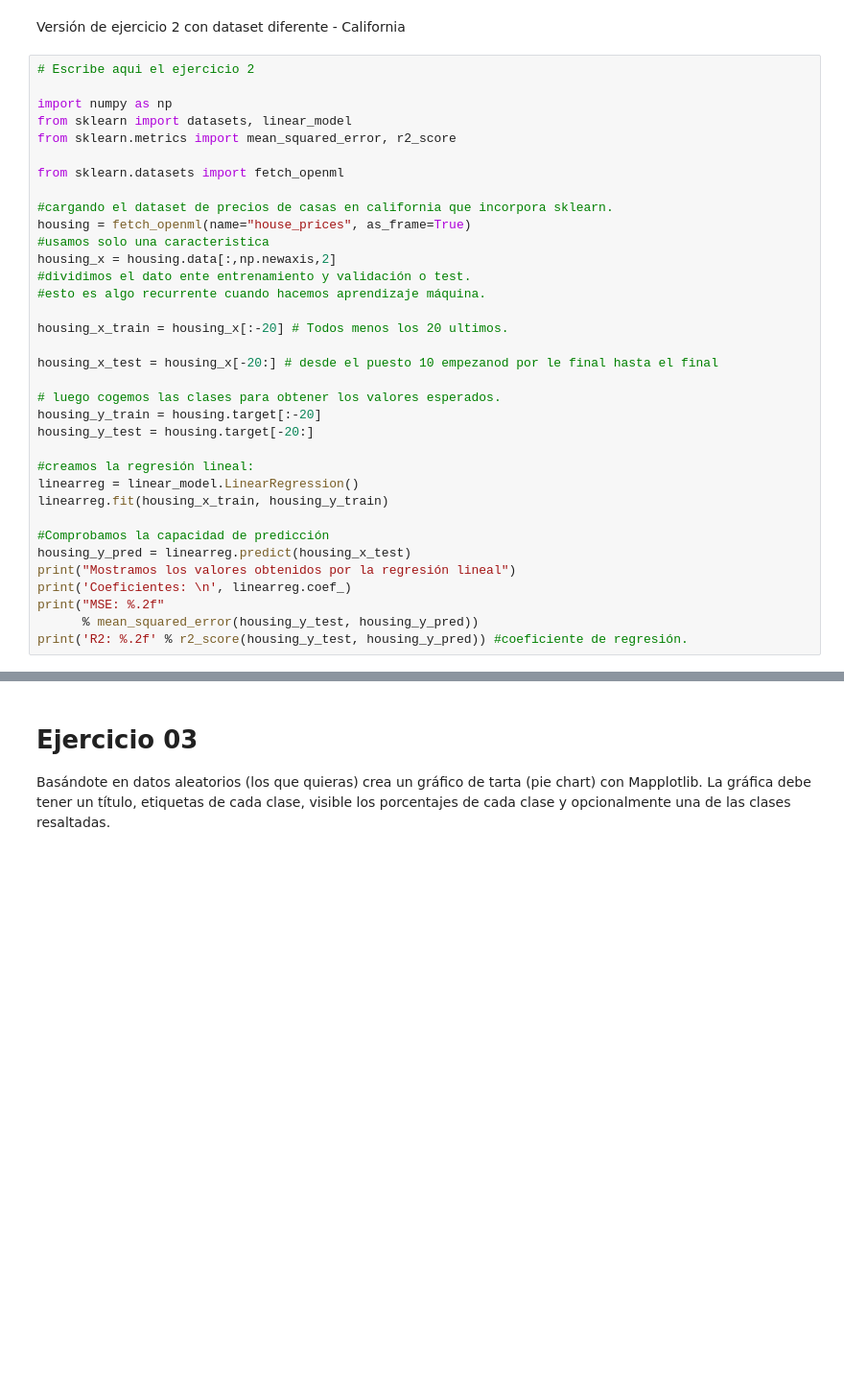
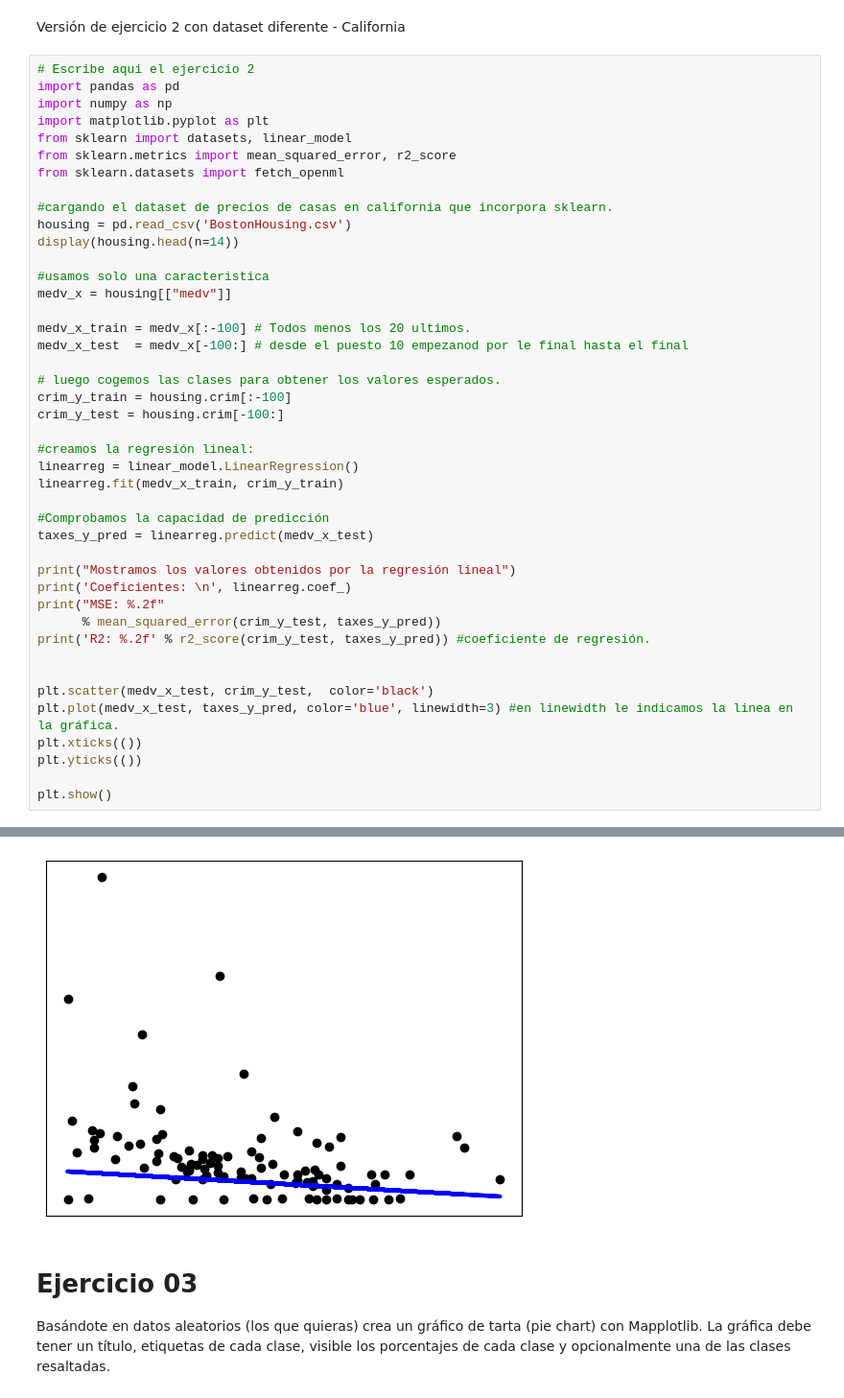
Before and after one commit to JoseRamonRenteroJimenez/SI_24_25, a Jupyter notebook: PR1/Practica02.ipynb, the cells around one changed output, grey strips where cells are left out. Shown at 96% size. Drawn from its saved outputs; the diff is of its cells as text; blank space fills up the shorter version.

```diff
--- a/PR1/Practica02.ipynb
+++ b/PR1/Practica02.ipynb
@@ -395,37 +437,45 @@ Realiza otra recta de regresión del dataset "Boston" (Boston house prices) que
 Versión de ejercicio 2 con dataset diferente - California
 # %%
 # Escribe aqui el ejercicio 2
-
+import pandas as pd
 import numpy as np
+import matplotlib.pyplot as plt
 from sklearn import datasets, linear_model
 from sklearn.metrics import mean_squared_error, r2_score
-
 from sklearn.datasets import fetch_openml
 
 #cargando el dataset de precios de casas en california que incorpora sklearn.
-housing = fetch_openml(name="house_prices", as_frame=True)
+housing = pd.read_csv('BostonHousing.csv')
+display(housing.head(n=14))
+
 #usamos solo una caracteristica
-housing_x = housing.data[:,np.newaxis,2]
-#dividimos el dato ente entrenamiento y validación o test.
-#esto es algo recurrente cuando hacemos aprendizaje máquina.
+medv_x = housing[["medv"]]
 
-housing_x_train = housing_x[:-20] # Todos menos los 20 ultimos.
-
-housing_x_test = housing_x[-20:] # desde el puesto 10 empezanod por le final hasta el final
+medv_x_train = medv_x[:-100] # Todos menos los 20 ultimos.
+medv_x_test  = medv_x[-100:] # desde el puesto 10 empezanod por le final hasta el final
 
 # luego cogemos las clases para obtener los valores esperados.
-housing_y_train = housing.target[:-20]
-housing_y_test = housing.target[-20:]
+crim_y_train = housing.crim[:-100]
+crim_y_test = housing.crim[-100:]
 
 #creamos la regresión lineal:
 linearreg = linear_model.LinearRegression()
-linearreg.fit(housing_x_train, housing_y_train)
+linearreg.fit(medv_x_train, crim_y_train)
 
 #Comprobamos la capacidad de predicción
-housing_y_pred = linearreg.predict(housing_x_test)
+taxes_y_pred = linearreg.predict(medv_x_test)
+
 print("Mostramos los valores obtenidos por la regresión lineal")
 print('Coeficientes: \n', linearreg.coef_)
 print("MSE: %.2f"
-      % mean_squared_error(housing_y_test, housing_y_pred))
-print('R2: %.2f' % r2_score(housing_y_test, housing_y_pred)) #coeficiente de regresión.
+      % mean_squared_error(crim_y_test, taxes_y_pred))
+print('R2: %.2f' % r2_score(crim_y_test, taxes_y_pred)) #coeficiente de regresión.
+
+
+plt.scatter(medv_x_test, crim_y_test,  color='black')
+plt.plot(medv_x_test, taxes_y_pred, color='blue', linewidth=3) #en linewidth le indicamos la linea en la gráfica.
+plt.xticks(())
+plt.yticks(())
+
+plt.show()
 # %% [output]
@@ -433,3 +502,4 @@ InvalidIndexError: (slice(None, None, None), None, 2)
+[figure, added]
 # %% [markdown]
 # Ejercicio 03
 Basándote en datos aleatorios (los que quieras) crea un gráfico de tarta (pie chart) con Mapplotlib. La gráfica debe tener un título, etiquetas de cada clase, visible los porcentajes de cada clase y opcionalmente una de las clases resaltadas.
```
Also changed, not shown: parts of 4 cells of this notebook, 2 other files.
